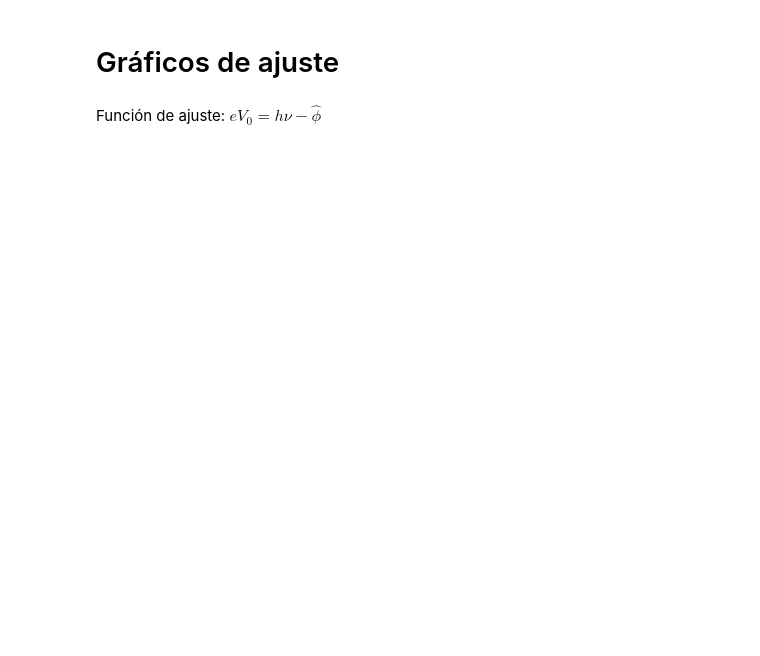
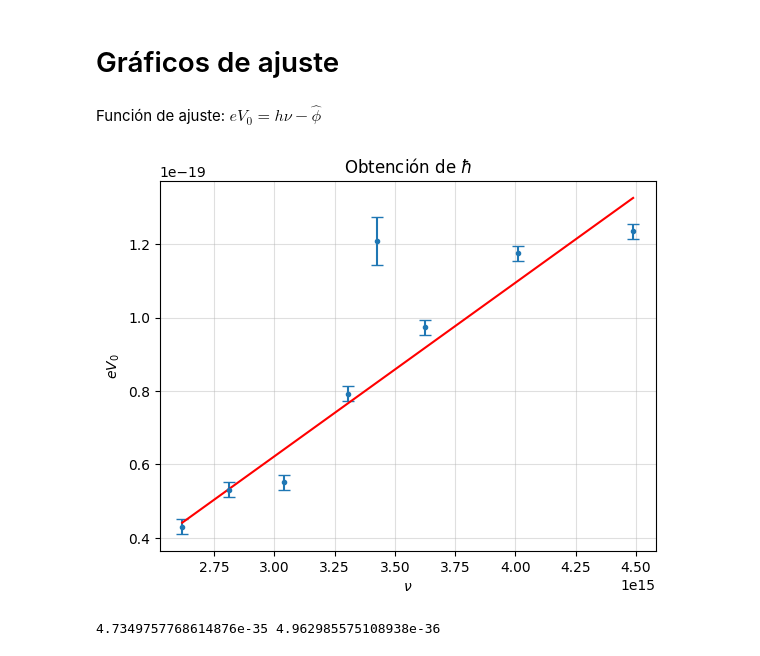
Before and after one commit to BernardoPironio/Efecto-fotoelectrico, a Jupyter notebook: analisis.ipynb, the cells around one changed output. Saved outputs shown, nothing was run; the diff lists cells and outputs as text; code cells hidden in the pictures; blank space fills up the shorter version.

```diff
--- a/analisis.ipynb
+++ b/analisis.ipynb
@@ -137,0 +82,27 @@ $eV_0 = h \nu - \hat{\phi}$
+# %%
+# Defino e y paso a arrayos
+elect = -1.60217663e-19 #C
+V0, err_V0 = np.array(V0), np.array(err_V0)
+
+# ------------Ajuste lineal------------
+f = lambda x, a, c: a * x + c
+popt, pcov = curve_fit(f, nu, elect*V0, sigma = elect*err_V0)
+pcov = np.sqrt(np.diag(pcov))
+h, err_h = popt[0], pcov[0]
+
+# -----------Gráfico de ajustes----------
+plt.figure()
+plt.errorbar(nu, elect*V0, fmt = '.', yerr = -elect*err_V0, capsize = 4)
+plt.plot(nu, f(np.array(nu), *popt), color = 'red')
+
+plt.title(r'Obtención de $\hbar$')
+plt.ylabel(r'$eV_0$')
+plt.xlabel(r'$\nu$')
+
+plt.grid(alpha = 0.4)
+plt.show()
+
+print(h, err_h)
+# %% [output]
+[figure, added]
+4.7349757768614876e-35 4.962985575108938e-36
```
Also changed, not shown: parts of 6 cells of this notebook.
